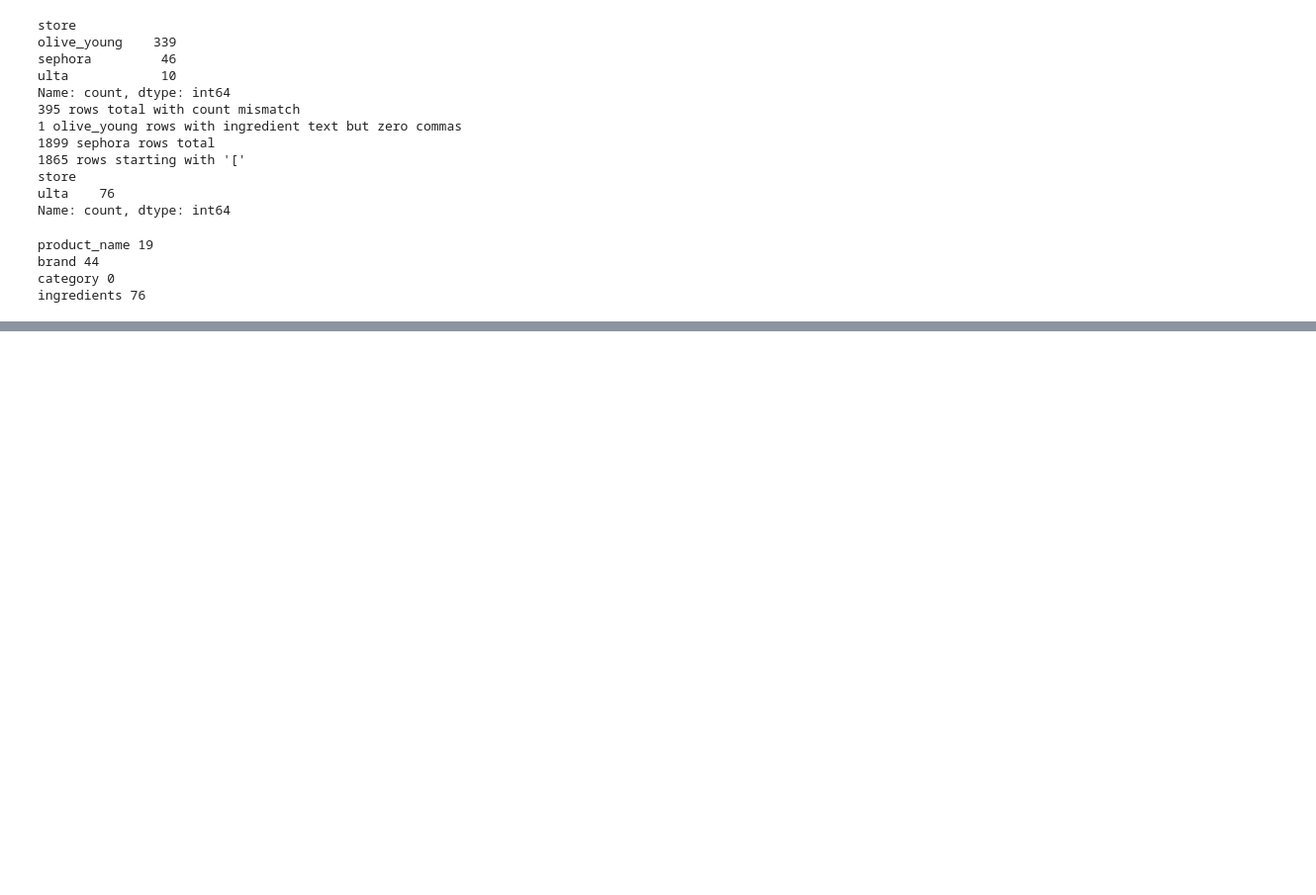
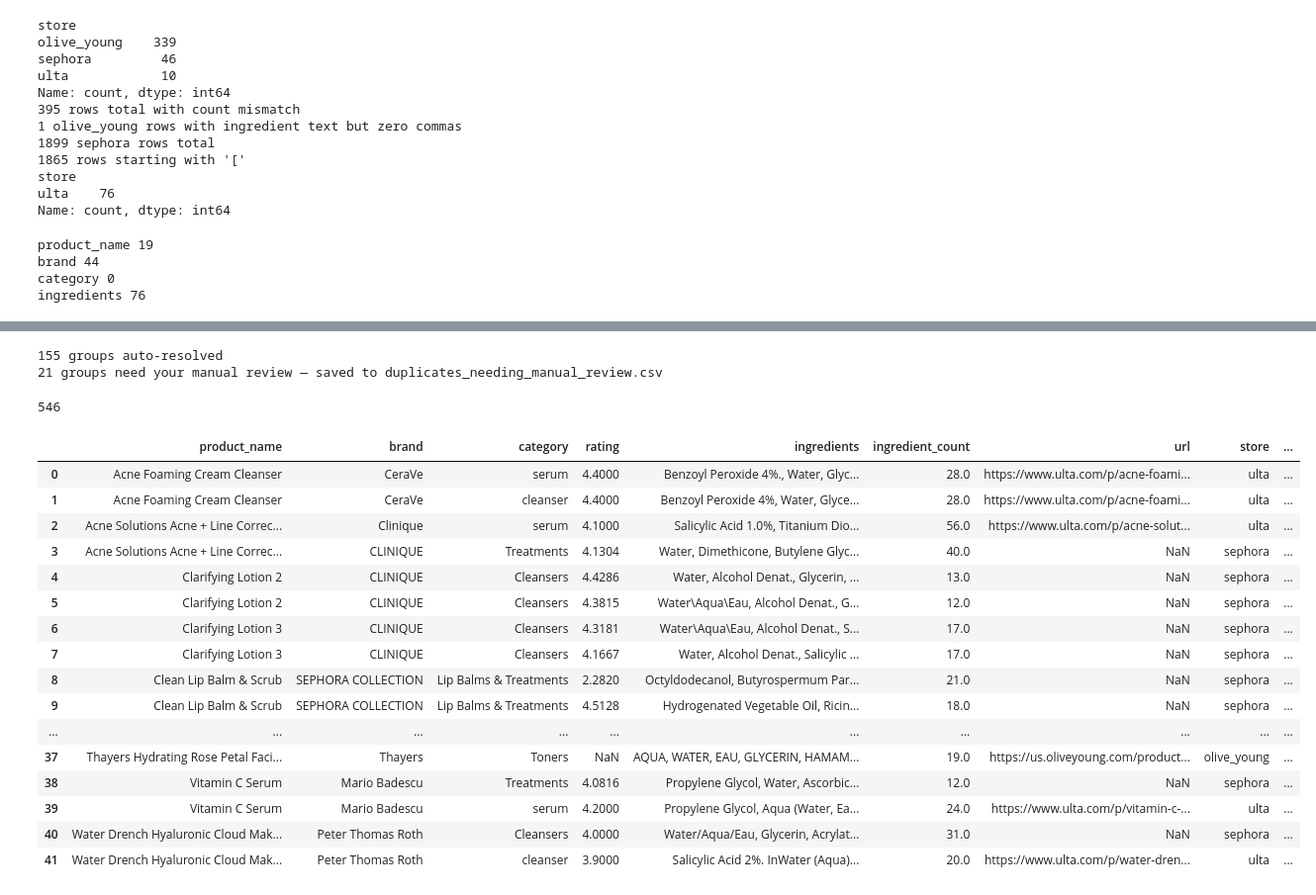
Before and after one commit to dairalmerino/Skinify, a Jupyter notebook: notebooks/04_merge_datasets.ipynb, the cells around one changed output, grey strips where cells are left out. Shown at 99% size. Saved outputs shown, nothing was run; the diff lists cells and outputs as text; code cells hidden in the pictures; blank space fills up the shorter version.

Commit message:
added missing duplicates df to review

```diff
--- a/notebooks/04_merge_datasets.ipynb
+++ b/notebooks/04_merge_datasets.ipynb
@@ -406,0 +813,59 @@ ingredients 76
+# %%
+def resolve_group(g):
+    """Given a group of duplicate rows, return one reconciled row."""
+    ingr_options = g['ingredients'].dropna()
+    if len(ingr_options) == 0:
+        chosen = g.iloc[0].copy()
+        chosen['ingredients_flag'] = 'no_ingredients_anywhere'
+    else:
+        # keep the longest ingredient string — least likely to be truncated
+        best_idx = ingr_options.str.len().idxmax()
+        chosen = g.loc[best_idx].copy()
+        chosen['ingredients_flag'] = 'reconciled_kept_longest'
+
+    chosen['store'] = ','.join(sorted(g['store'].unique()))
+    chosen['ingredient_count'] = real_comma_count(chosen['ingredients'])
+    return chosen
+
+# separate the 16 into their own review pile... NO auto-merge these
+low_overlap_matchkeys = divergent[divergent['bucket'].str.startswith('low')].index
+same_store_matchkeys = same_store_conflict['_match_key'].unique()
+needs_manual_review = set(low_overlap_matchkeys) | set(same_store_matchkeys)
+
+auto_resolve_keys = set(dupe_groups['_match_key'].unique()) - needs_manual_review
+
+resolved_rows = dupe_groups[dupe_groups['_match_key'].isin(auto_resolve_keys)] \
+    .groupby('_match_key', group_keys=False).apply(resolve_group, include_groups=False)
+
+manual_review_rows = dupe_groups[dupe_groups['_match_key'].isin(needs_manual_review)]
+manual_review_rows.to_csv('../data/duplicates_needing_manual_review.csv', index=False)
+
+print(f"{len(resolved_rows)} groups auto-resolved")
+print(f"{len(needs_manual_review)} groups need your manual review "
+      f"— saved to duplicates_needing_manual_review.csv")
+# %% [output]
+155 groups auto-resolved
+21 groups need your manual review — saved to duplicates_needing_manual_review.csv
+# %%
+df_review = pd.read_csv('../data/duplicates_needing_manual_review.csv')
+print(df_review.size)
+df_review
+# %% [output]
+546
+|  | product_name | brand | category | rating | ingredients | ingredient_count | url | store | ... |
+| 0 | Acne Foaming Cream Cleanser | CeraVe | serum | 4.4000 | Benzoyl Peroxide 4%., Water, Glyc... | 28.0 | https://www.ulta.com/p/acne-foami... | ulta | ... |
+| 1 | Acne Foaming Cream Cleanser | CeraVe | cleanser | 4.4000 | Benzoyl Peroxide 4%, Water, Glyce... | 28.0 | https://www.ulta.com/p/acne-foami... | ulta | ... |
+| 2 | Acne Solutions Acne + Line Correc... | Clinique | serum | 4.1000 | Salicylic Acid 1.0%, Titanium Dio... | 56.0 | https://www.ulta.com/p/acne-solut... | ulta | ... |
+| 3 | Acne Solutions Acne + Line Correc... | CLINIQUE | Treatments | 4.1304 | Water, Dimethicone, Butylene Glyc... | 40.0 | NaN | sephora | ... |
+| 4 | Clarifying Lotion 2 | CLINIQUE | Cleansers | 4.4286 | Water, Alcohol Denat., Glycerin, ... | 13.0 | NaN | sephora | ... |
+| 5 | Clarifying Lotion 2 | CLINIQUE | Cleansers | 4.3815 | Water\Aqua\Eau, Alcohol Denat., G... | 12.0 | NaN | sephora | ... |
+| 6 | Clarifying Lotion 3 | CLINIQUE | Cleansers | 4.3181 | Water\Aqua\Eau, Alcohol Denat., S... | 17.0 | NaN | sephora | ... |
+| 7 | Clarifying Lotion 3 | CLINIQUE | Cleansers | 4.1667 | Water, Alcohol Denat., Salicylic ... | 17.0 | NaN | sephora | ... |
+| 8 | Clean Lip Balm & Scrub | SEPHORA COLLECTION | Lip Balms & Treatments | 2.2820 | Octyldodecanol, Butyrospermum Par... | 21.0 | NaN | sephora | ... |
+| 9 | Clean Lip Balm & Scrub | SEPHORA COLLECTION | Lip Balms & Treatments | 4.5128 | Hydrogenated Vegetable Oil, Ricin... | 18.0 | NaN | sephora | ... |
+| ... | ... | ... | ... | ... | ... | ... | ... | ... | ... |
+| 37 | Thayers Hydrating Rose Petal Faci... | Thayers | Toners | NaN | AQUA, WATER, EAU, GLYCERIN, HAMAM... | 19.0 | https://us.oliveyoung.com/product... | olive_young | ... |
+| 38 | Vitamin C Serum | Mario Badescu | Treatments | 4.0816 | Propylene Glycol, Water, Ascorbic... | 12.0 | NaN | sephora | ... |
+| 39 | Vitamin C Serum | Mario Badescu | serum | 4.2000 | Propylene Glycol, Aqua (Water, Ea... | 24.0 | https://www.ulta.com/p/vitamin-c-... | ulta | ... |
+| 40 | Water Drench Hyaluronic Cloud Mak... | Peter Thomas Roth | Cleansers | 4.0000 | Water/Aqua/Eau, Glycerin, Acrylat... | 31.0 | NaN | sephora | ... |
+| 41 | Water Drench Hyaluronic Cloud Mak... | Peter Thomas Roth | cleanser | 3.9000 | Salicylic Acid 2%. InWater (Aqua)... | 20.0 | https://www.ulta.com/p/water-dren... | ulta | ... |
```
Also changed, not shown: parts of 18 cells of this notebook.
